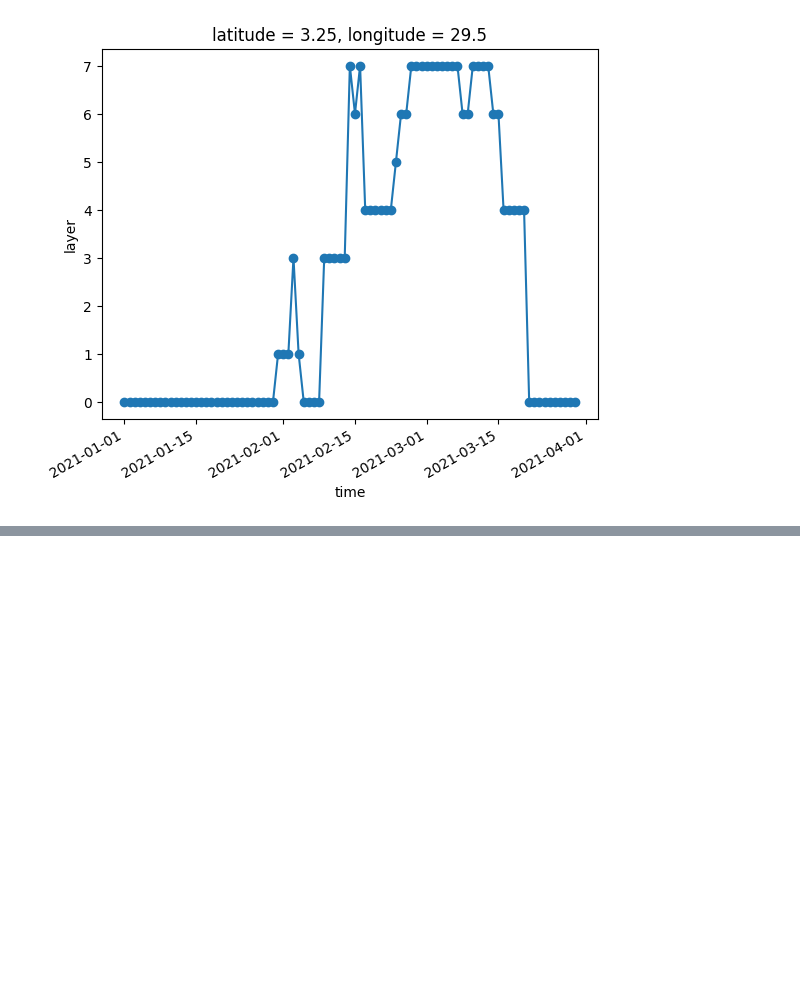
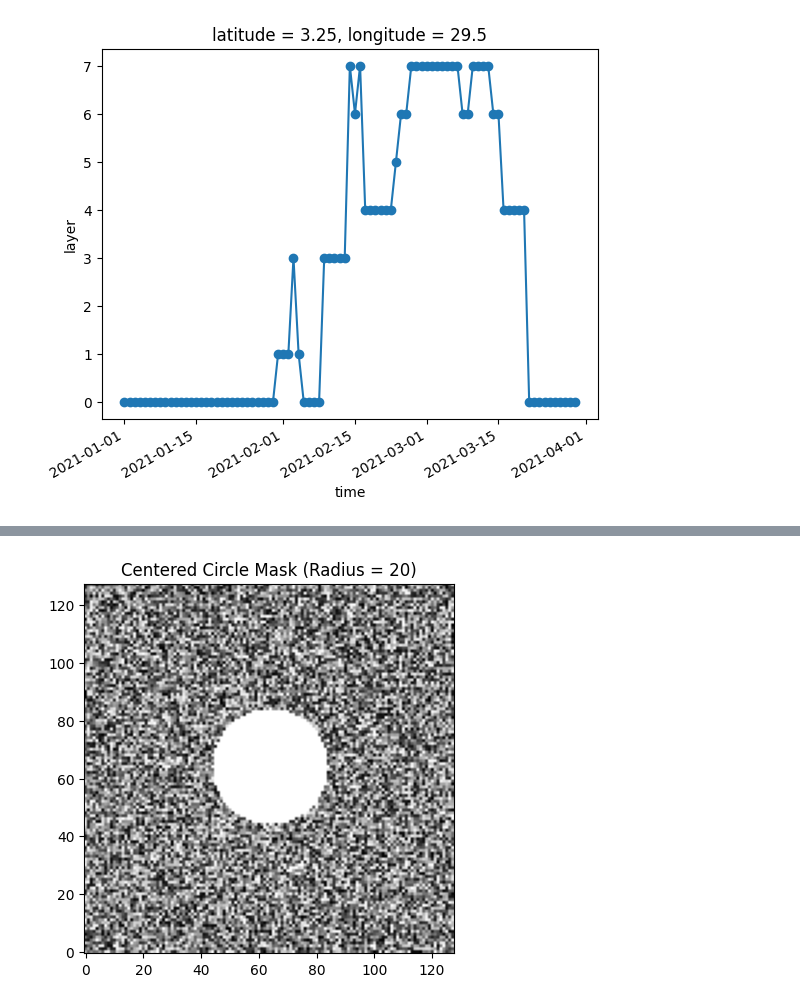
Before and after one commit to earthnet2021/earthnet-models-pytorch, a Jupyter notebook: Data_analysis/deep_extremes.ipynb, the cells around one changed output, grey strips where cells are left out. Cells and saved outputs as stored; diff of their text form; code cells hidden in the pictures; blank space fills up the shorter version.

```diff
--- a/Data_analysis/deep_extremes.ipynb
+++ b/Data_analysis/deep_extremes.ipynb
@@ -127,0 +224,35 @@ ds.sel(longitude = 29.4, latitude=3.36, method = 'nearest').sel(time=slice("2021
+# %%
+import numpy as np
+import matplotlib.pyplot as plt
+
+# Size of the array
+array_size = (128, 128)
+
+# Radius of the centered circle
+radius = 20
+
+# Create a meshgrid of indices
+x, y = np.meshgrid(np.arange(array_size[0]), np.arange(array_size[1]))
+
+# Calculate distance from the center for each point in the grid
+distance = np.sqrt((x - array_size[0] // 2)**2 + (y - array_size[1] // 2)**2)
+
+# Create a boolean mask for points inside the circle
+circle_mask = distance <= radius
+
+# Create an array with shuffled values for points outside the circle
+shuffled_values = np.random.rand(np.sum(~circle_mask))
+
+original_array = np.ones((128,128))
+# Copy the original array to maintain the original values
+shuffled_array = np.copy(original_array)
+
+# Assign shuffled values to pixels outside the circle
+shuffled_array[~circle_mask] = shuffled_values
+
+# Visualize the mask (optional)
+plt.imshow(shuffled_array, cmap='gray', origin='lower')
+plt.title(f'Centered Circle Mask (Radius = {radius})')
+plt.show()
+# %% [output]
+[figure, added]
```
Also changed, not shown: parts of 9 cells of this notebook, 16 other files.
